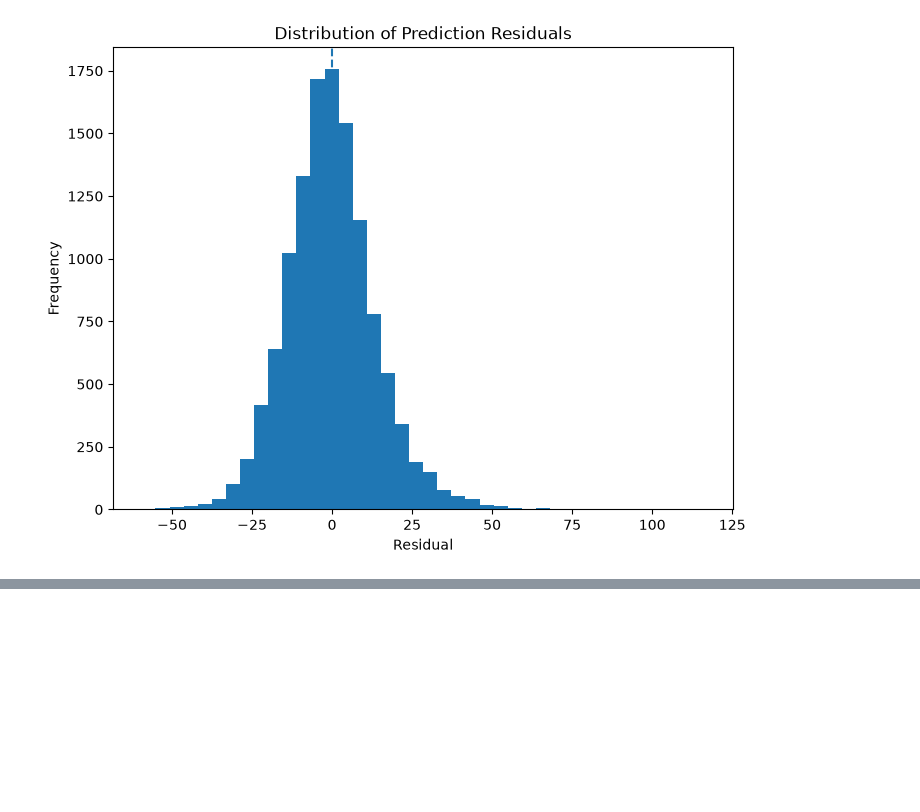
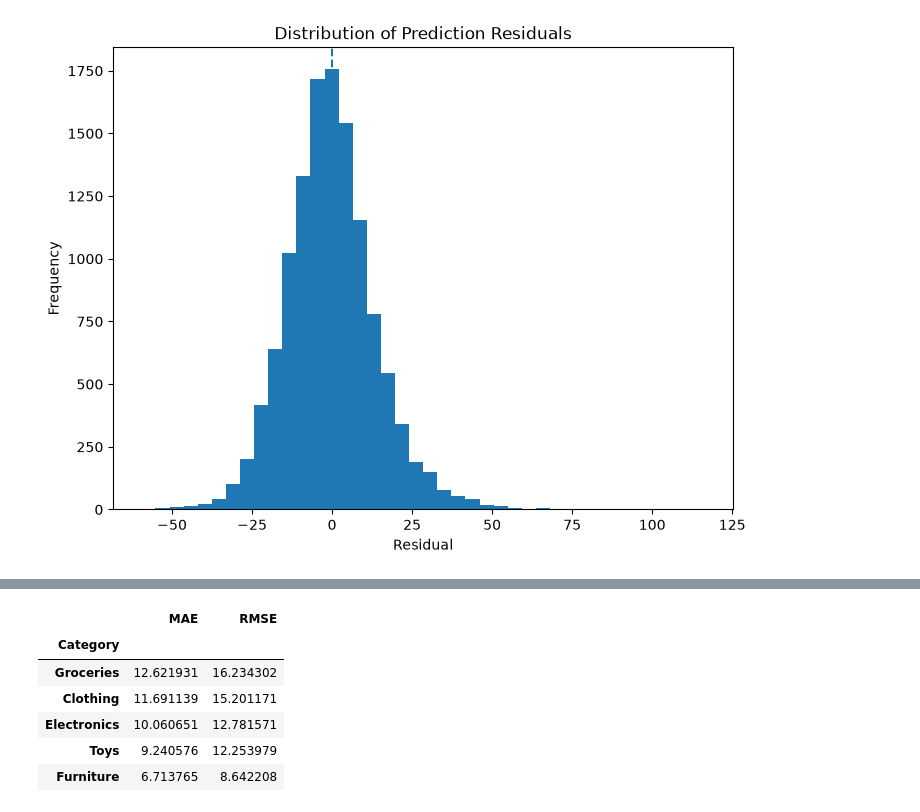
Before and after one commit to TejasMJ/retail-demand-intelligence, a Jupyter notebook: notebooks/06_model_evaluation.ipynb, the cells around one changed output, grey strips where cells are left out. Drawn from its saved outputs; the diff is of its cells as text; code cells hidden in the pictures; blank space fills up the shorter version.

```diff
--- a/notebooks/06_model_evaluation.ipynb
+++ b/notebooks/06_model_evaluation.ipynb
@@ -595,0 +680,11 @@ plt.show()
+# %%
+# Calculating the Mean Absolute Error for each product category.
+
+category_mae = (
+    error_analysis
+    .groupby('Category')['Absolute_Error']
+    .mean()
+    .sort_values(ascending=False)
+)
+
+category_mae
@@ -595,0 +724,17 @@ plt.show()
+# %%
+# Combining category-level MAE and RMSE into a single evaluation table.
+
+category_performance = pd.DataFrame({
+    'MAE': category_mae,
+    'RMSE': category_rmse
+})
+
+category_performance
+# %% [output]
+|  | MAE | RMSE |
+| Category |  |  |
+| Groceries | 12.621931 | 16.234302 |
+| Clothing | 11.691139 | 15.201171 |
+| Electronics | 10.060651 | 12.781571 |
+| Toys | 9.240576 | 12.253979 |
+| Furniture | 6.713765 | 8.642208 |
```
Also changed, not shown: parts of 14 cells of this notebook.
